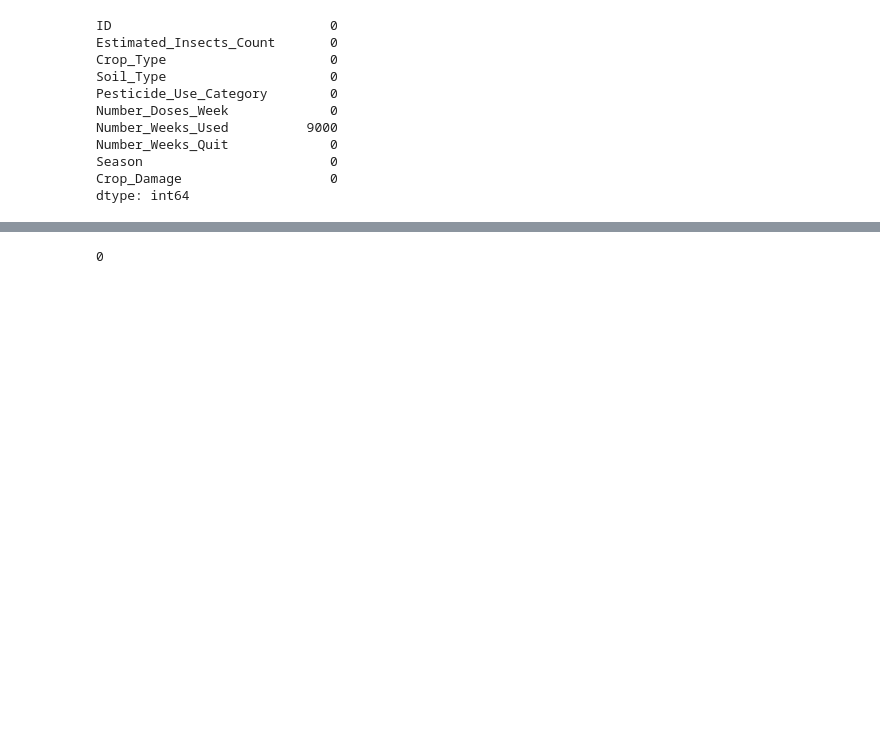
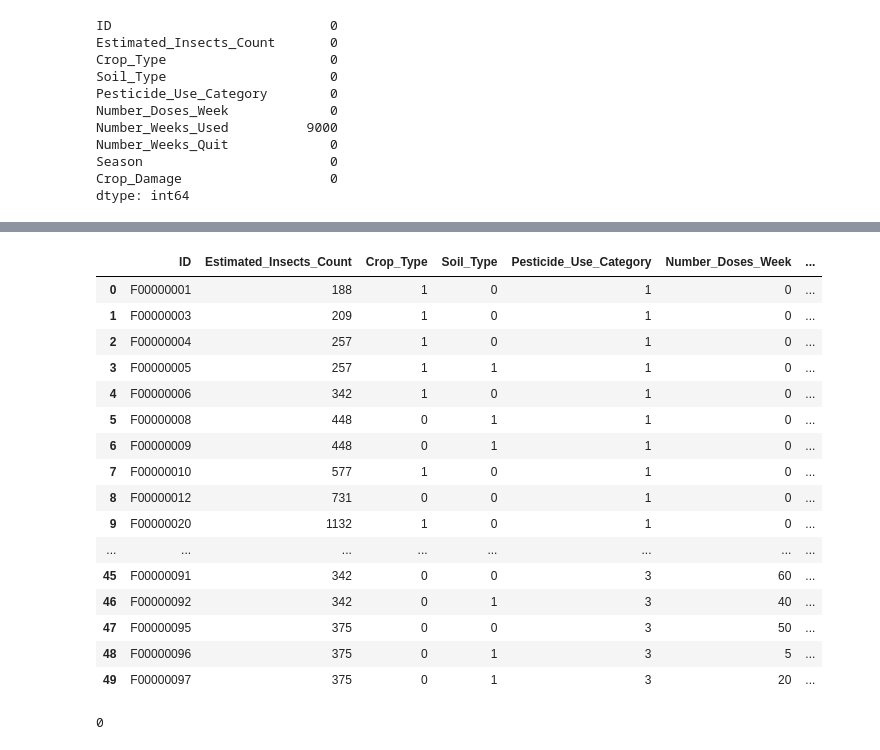
Before and after one commit to rochamarcio/AGRONEG-CIO, a Jupyter notebook: src/data_preprocessing/agro-preprocessing.ipynb, the cells around one changed output, grey strips where cells are left out. Saved outputs shown, nothing was run; the diff lists cells and outputs as text; code cells hidden in the pictures; blank space fills up the shorter version.

```diff
--- a/src/data_preprocessing/agro-preprocessing.ipynb
+++ b/src/data_preprocessing/agro-preprocessing.ipynb
@@ -118 +225,21 @@ dtype: int64
+# %%
+df.head(50)
+# %% [output]
+|  | ID | Estimated_Insects_Count | Crop_Type | Soil_Type | Pesticide_Use_Category | Number_Doses_Week | ... |
+| 0 | F00000001 | 188 | 1 | 0 | 1 | 0 | ... |
+| 1 | F00000003 | 209 | 1 | 0 | 1 | 0 | ... |
+| 2 | F00000004 | 257 | 1 | 0 | 1 | 0 | ... |
+| 3 | F00000005 | 257 | 1 | 1 | 1 | 0 | ... |
+| 4 | F00000006 | 342 | 1 | 0 | 1 | 0 | ... |
+| 5 | F00000008 | 448 | 0 | 1 | 1 | 0 | ... |
+| 6 | F00000009 | 448 | 0 | 1 | 1 | 0 | ... |
+| 7 | F00000010 | 577 | 1 | 0 | 1 | 0 | ... |
+| 8 | F00000012 | 731 | 0 | 0 | 1 | 0 | ... |
+| 9 | F00000020 | 1132 | 1 | 0 | 1 | 0 | ... |
+| ... | ... | ... | ... | ... | ... | ... | ... |
+| 45 | F00000091 | 342 | 0 | 0 | 3 | 60 | ... |
+| 46 | F00000092 | 342 | 0 | 1 | 3 | 40 | ... |
+| 47 | F00000095 | 375 | 0 | 0 | 3 | 50 | ... |
+| 48 | F00000096 | 375 | 0 | 1 | 3 | 5 | ... |
+| 49 | F00000097 | 375 | 0 | 1 | 3 | 20 | ... |
 # %%
```
Also changed, not shown: parts of 21 cells of this notebook, 3 other files.
